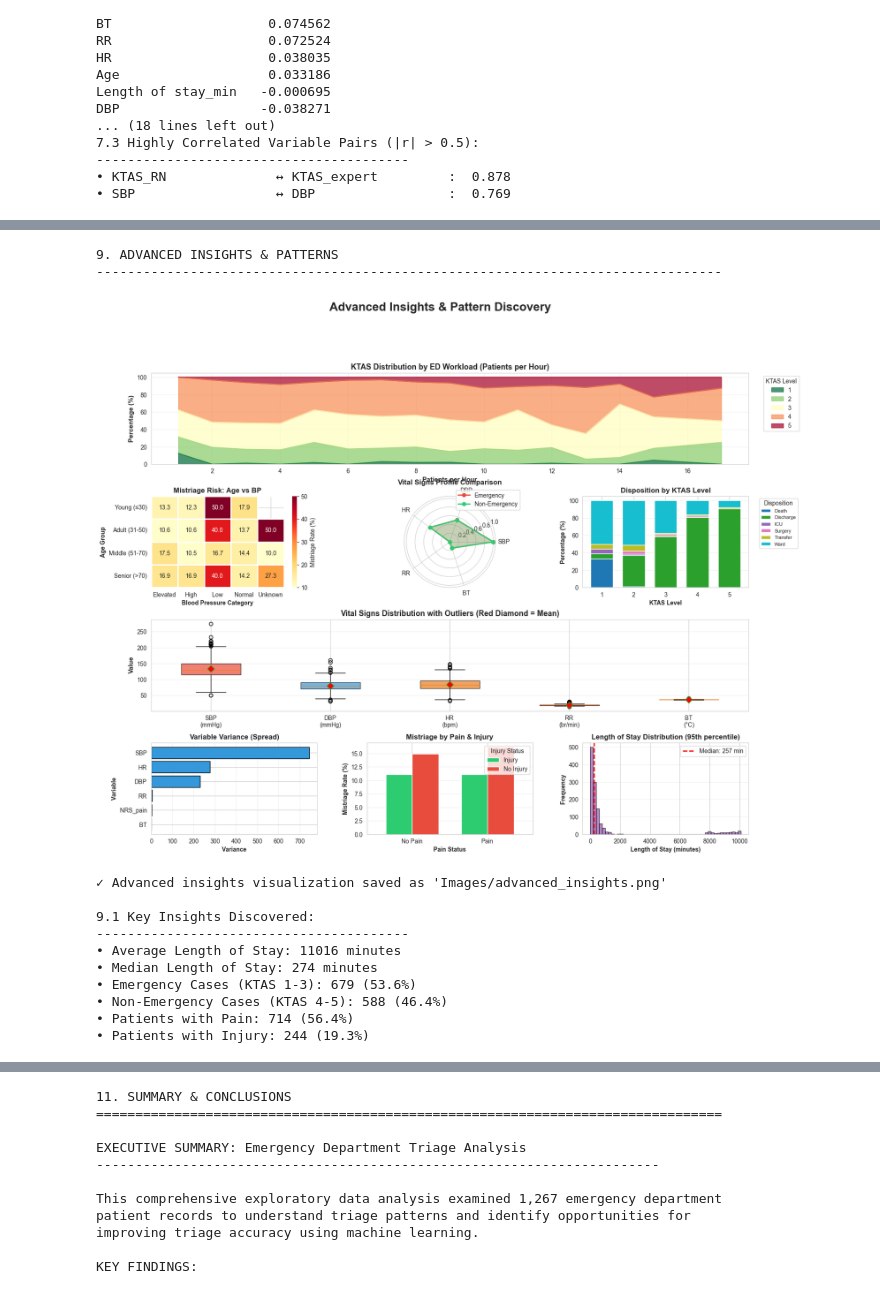
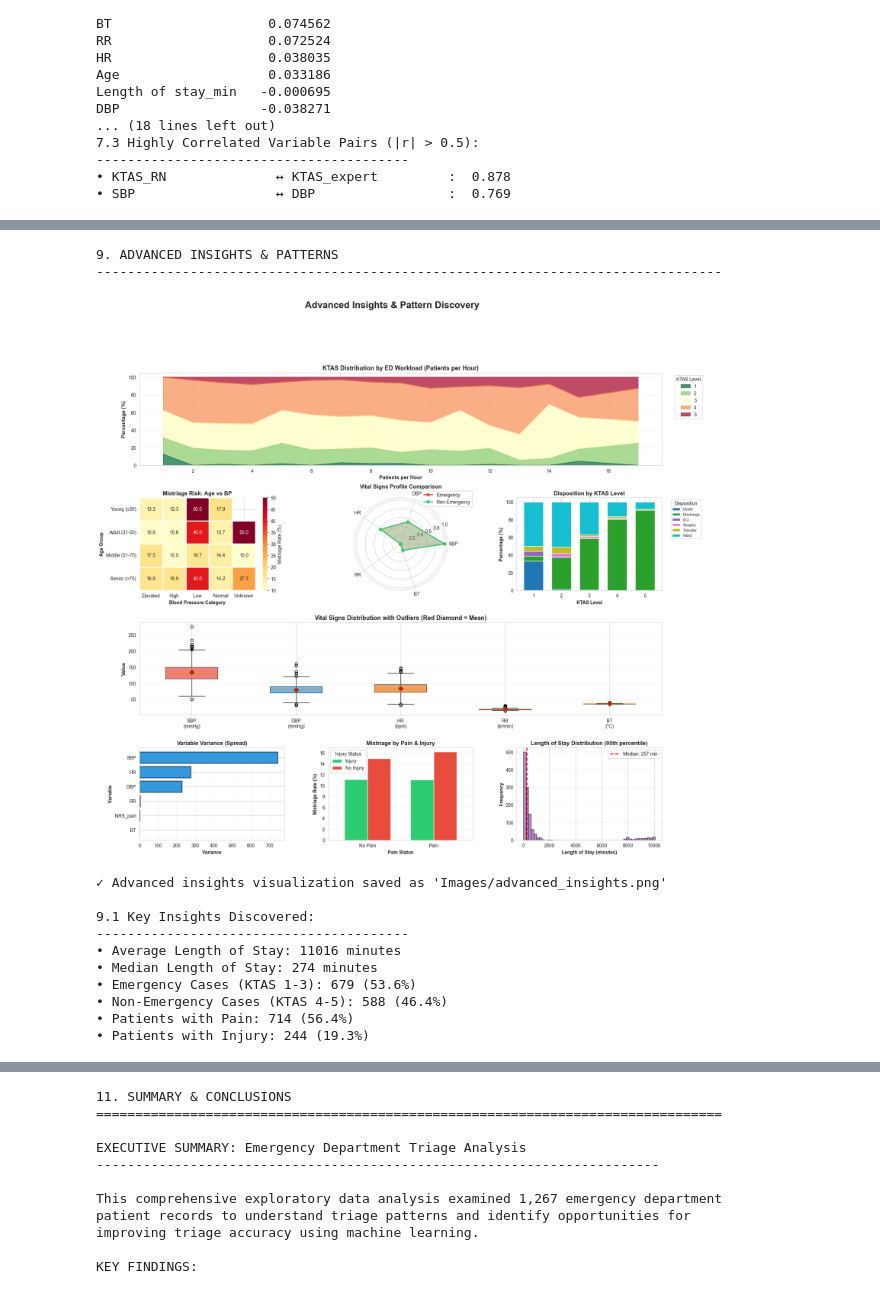
Before and after one commit to JZembower/ML-Triage-Process, a Jupyter notebook: 01_eda.ipynb, the cells around one changed output, grey strips where cells are left out. Cells and saved outputs as stored; diff of their text form; code cells hidden in the pictures.

```diff
--- a/01_eda.ipynb
+++ b/01_eda.ipynb
@@ -763,7 +855,7 @@ def categorize_bp(sbp):
 df['BP_Category'] = df['SBP'].apply(categorize_bp)
 
 # Create comprehensive insights visualization
-fig = plt.figure(figsize=(18, 14))
+fig = plt.figure(figsize=(20, 18))
 gs = fig.add_gridspec(4, 3, hspace=0.35, wspace=0.3)
 
 # 1. KTAS Distribution Over Time (by hour of arrival)
@@ -876,34 +968,34 @@ ax8 = fig.add_subplot(gs[3, 2])
 # Filter extreme outliers for better visualization
 los_filtered = df[df['Length of stay_min'] < df['Length of stay_min'].quantile(0.95)]
 ax8.hist(los_filtered['Length of stay_min'], bins=50, color='#9B59B6', edgecolor='black', alpha=0.7)
 ax8.axvline(los_filtered['Length of stay_min'].median(), color='red', linestyle='--',
             linewidth=2, label=f'Median: {los_filtered["Length of stay_min"].median():.0f} min')
 ax8.set_xlabel('Length of Stay (minutes)', fontsize=10, fontweight='bold')
 ax8.set_ylabel('Frequency', fontsize=10, fontweight='bold')
 ax8.set_title('Length of Stay Distribution (95th percentile)', fontsize=12, fontweight='bold')
 ax8.legend()
 ax8.grid(axis='y', alpha=0.3)
 
 fig.suptitle('Advanced Insights & Pattern Discovery', fontsize=20, fontweight='bold', y=0.998)
 
 plt.savefig('Images/advanced_insights.png', dpi=300, bbox_inches='tight')
 plt.show()
 
 print("\n✓ Advanced insights visualization saved as 'Images/advanced_insights.png'")
 
 # Print key insights
 print("\n9.1 Key Insights Discovered:")
 print("-"*40)
 print(f"• Average Length of Stay: {df['Length of stay_min'].mean():.0f} minutes")
 print(f"• Median Length of Stay: {df['Length of stay_min'].median():.0f} minutes")
 print(f"• Emergency Cases (KTAS 1-3): {(df['KTAS_RN'] <= 3).sum()} ({(df['KTAS_RN'] <= 3).sum()/len(df)*100:.1f}%)")
 print(f"• Non-Emergency Cases (KTAS 4-5): {(df['KTAS_RN'] > 3).sum()} ({(df['KTAS_RN'] > 3).sum()/len(df)*100:.1f}%)")
 print(f"• Patients with Pain: {(df['Pain'] == 1).sum()} ({(df['Pain'] == 1).sum()/len(df)*100:.1f}%)")
 print(f"• Patients with Injury: {(df['Injury'] == 2).sum()} ({(df['Injury'] == 2).sum()/len(df)*100:.1f}%)")
 # %% [output]
 9. ADVANCED INSIGHTS & PATTERNS
 --------------------------------------------------------------------------------
-[figure, old version]
+[figure, new version]
 ✓ Advanced insights visualization saved as 'Images/advanced_insights.png'
 
 9.1 Key Insights Discovered:
```
Also changed, not shown: parts of 6 cells of this notebook, 5 other files.
